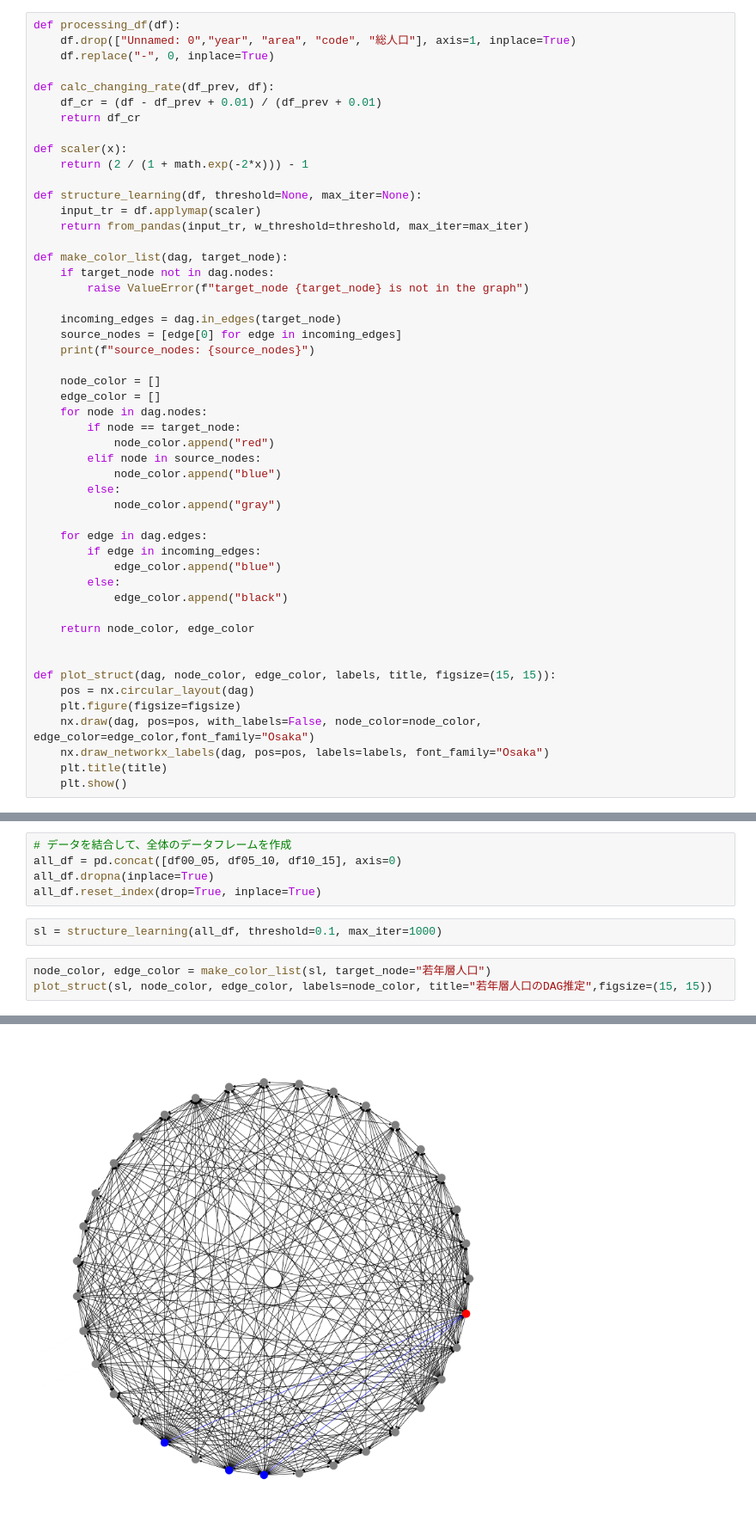
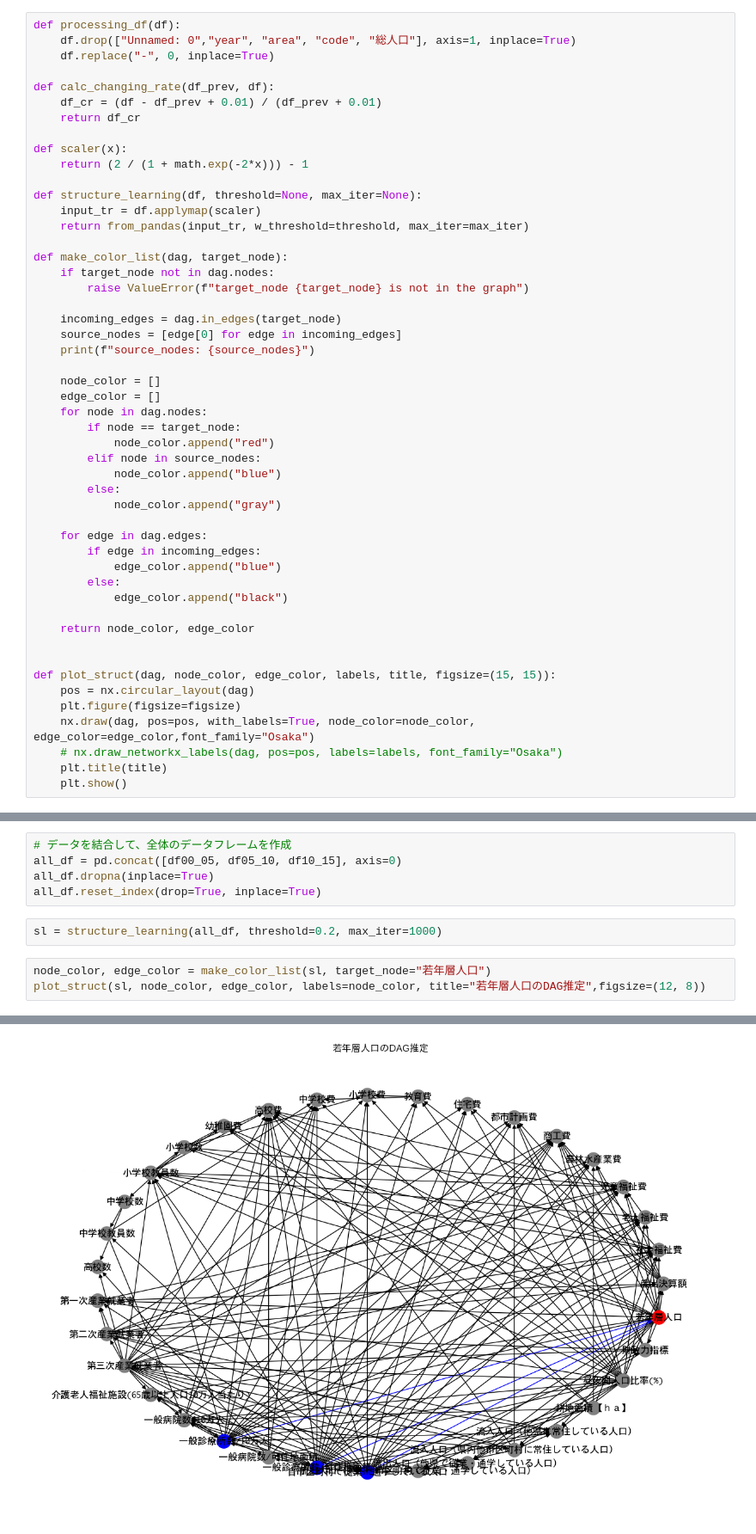
Before and after one commit to Itsuki966/structure_analysis, a Jupyter notebook: notears.ipynb, the cells around one changed output, grey strips where cells are left out. Shown at 86% size. Saved outputs shown, nothing was run; the diff lists cells and outputs as text.

```diff
--- a/notears.ipynb
+++ b/notears.ipynb
@@ -53,8 +53,8 @@ def make_color_list(dag, target_node):
 def plot_struct(dag, node_color, edge_color, labels, title, figsize=(15, 15)):
     pos = nx.circular_layout(dag)
     plt.figure(figsize=figsize)
-    nx.draw(dag, pos=pos, with_labels=False, node_color=node_color, edge_color=edge_color,font_family="Osaka")
-    nx.draw_networkx_labels(dag, pos=pos, labels=labels, font_family="Osaka")
+    nx.draw(dag, pos=pos, with_labels=True, node_color=node_color, edge_color=edge_color,font_family="Osaka")
+    # nx.draw_networkx_labels(dag, pos=pos, labels=labels, font_family="Osaka")
     plt.title(title)
     plt.show()
 # %%
@@ -80,9 +80,9 @@ all_df = pd.concat([df00_05, df05_10, df10_15], axis=0)
 all_df.dropna(inplace=True)
 all_df.reset_index(drop=True, inplace=True)
 # %%
-sl = structure_learning(all_df, threshold=0.1, max_iter=1000)
+sl = structure_learning(all_df, threshold=0.2, max_iter=1000)
 # %%
 node_color, edge_color = make_color_list(sl, target_node="若年層人口")
-plot_struct(sl, node_color, edge_color, labels=node_color, title="若年層人口のDAG推定",figsize=(15, 15))
+plot_struct(sl, node_color, edge_color, labels=node_color, title="若年層人口のDAG推定",figsize=(12, 8))
 # %% [output]
 source_nodes: ['一般診療所数/10万人', '一般診療所数/可住地面積', '自市区町村で従業・通学している人口']
@@ -90 +89 @@ AttributeError: 'list' object has no attribute 'items'
-[figure, old version]
+[figure, new version]
```
Also changed, not shown: parts of 1 cell of this notebook.
